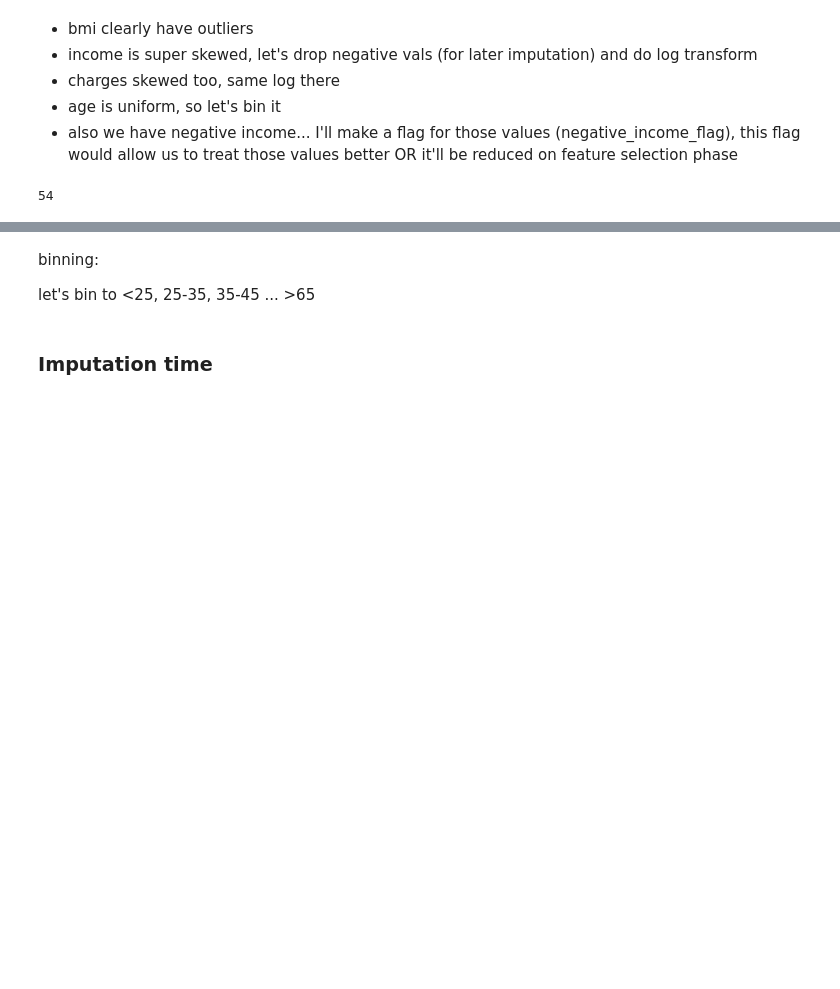
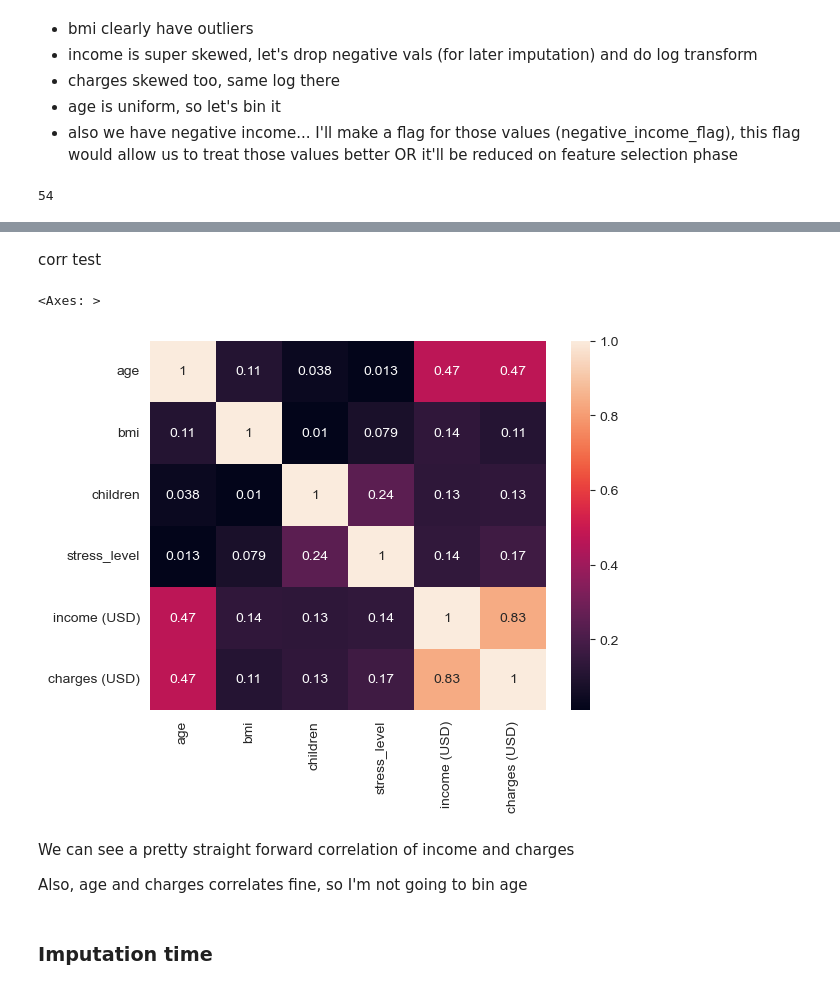
Before and after one commit to artem-starodubtsev/Supervised-learning-SUPSI, a Jupyter notebook: 1_midterm/main.ipynb, the cells around one changed output, grey strips where cells are left out. Saved outputs shown, nothing was run; the diff lists cells and outputs as text; code cells hidden in the pictures; blank space fills up the shorter version.

```diff
--- a/1_midterm/main.ipynb
+++ b/1_midterm/main.ipynb
@@ -214,12 +215,14 @@ for i in range(2):
-# %% [markdown]
-binning:
-
-let's bin to <25, 25-35, 35-45 ... >65
+# %% [markdown]
+corr test
 # %%
-# cut = [15, 25, 35, 45, 55, 65, 100]
-# labels = ['15-25', '25-35', '35-45', '45-55', '55-65', '65+']
-# df.age = pd.cut(df.age, bins=cut, labels=labels)
-# df
+sns.heatmap(df[['age', 'bmi', 'children', 'stress_level', 'income (USD)', 'charges (USD)']].corr(), annot=True)
+# %% [output]
+<Axes: >
+[figure, added]
+# %% [markdown]
+We can see a pretty straight forward correlation of income and charges
+
+Also, age and charges correlates fine, so I'm not going to bin age
 # %% [markdown]
 ### Imputation time
 # %%
```
Also changed, not shown: parts of 20 cells of this notebook, 1 other file.
